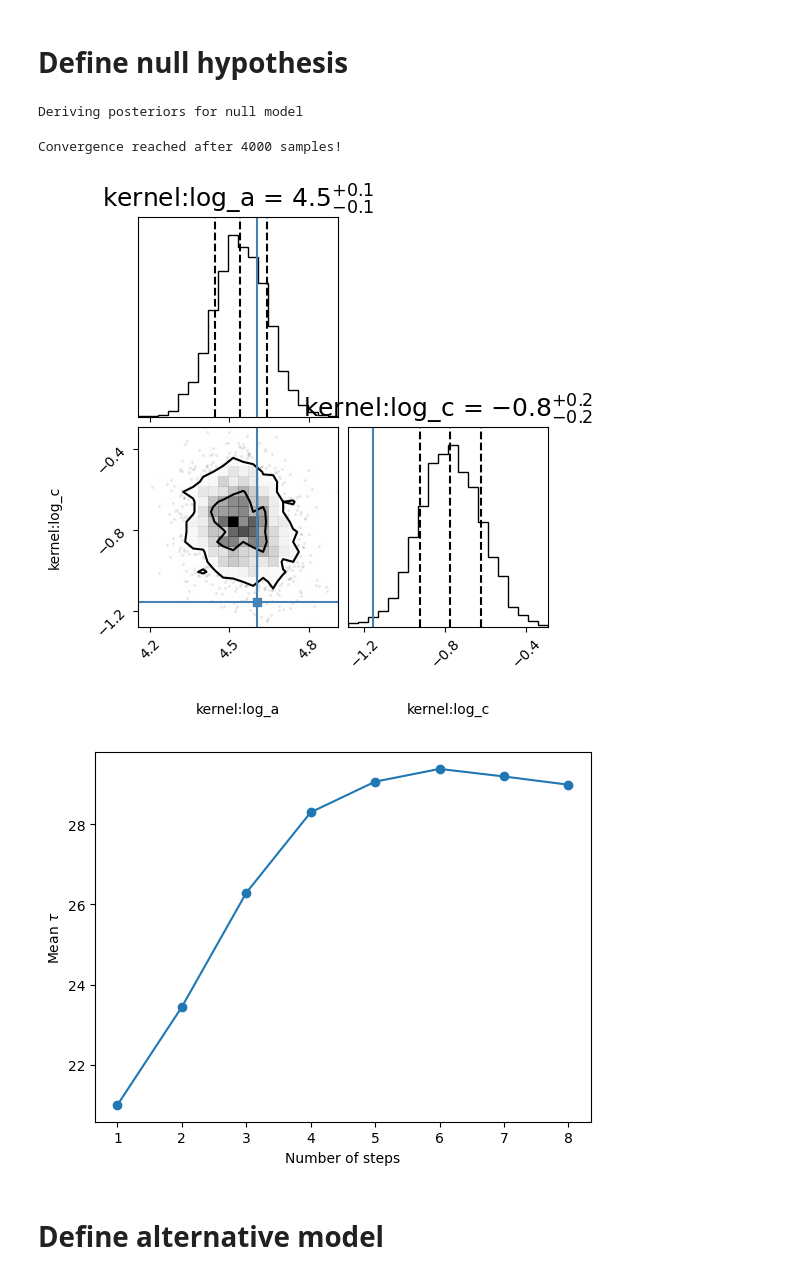
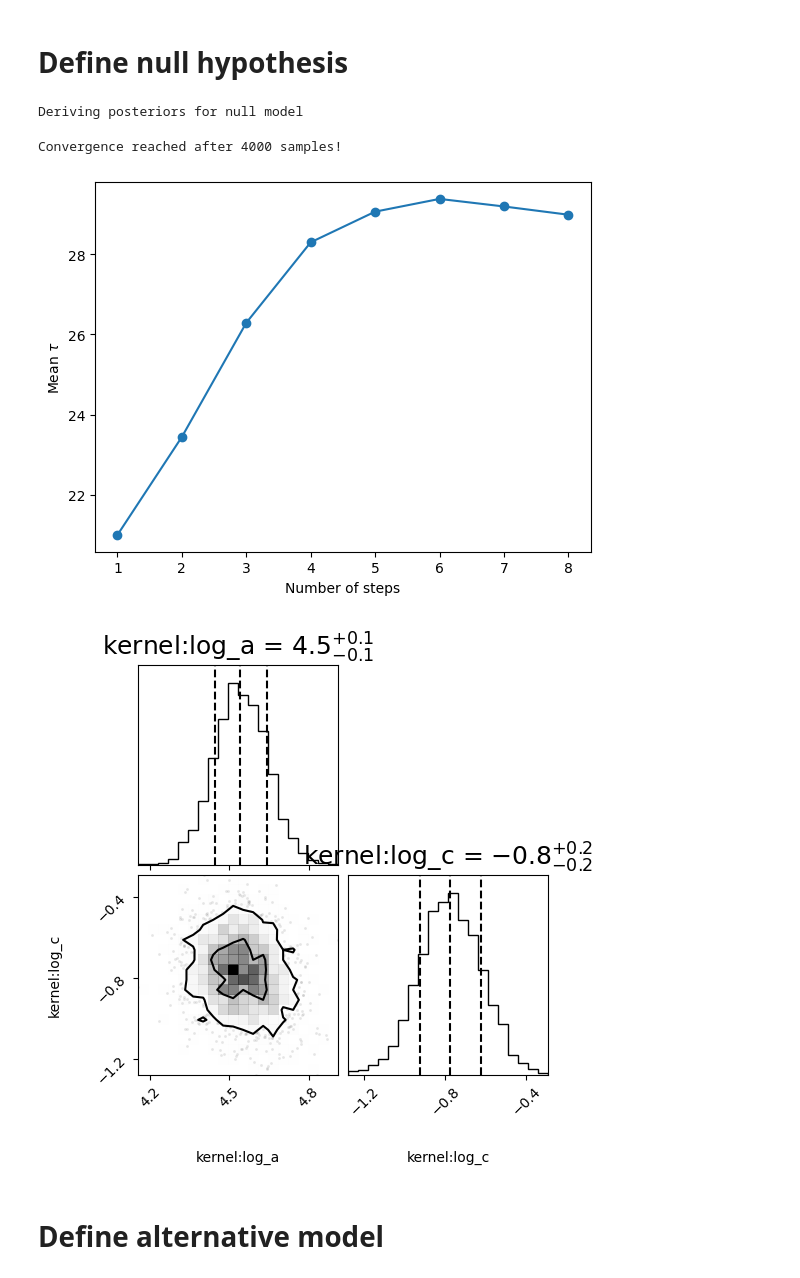
Before and after one commit to andresgur/mind_the_gaps, a Jupyter notebook: notebooks/tutorial_ppp.ipynb, the cells around one changed output. Saved outputs shown, nothing was run; the diff lists cells and outputs as text; code cells hidden in the pictures.

```diff
--- a/notebooks/tutorial_ppp.ipynb
+++ b/notebooks/tutorial_ppp.ipynb
@@ -9,8 +9,13 @@ import numpy as np
 import matplotlib.pyplot as plt
 import celerite, corner
 from scipy.stats import percentileofscore
+from mind_the_gaps.models.kernel_spec import (
+    KernelParameterSpec,
+    KernelSpec,
+    KernelTermSpec,
+)
 
-cpus = 15 # set the number of cores for parallelization
+cpus = 10 # set the number of cores for parallelization
 np.random.seed(10)
 # %% [markdown]
 ## Case of No period
@@ -54,29 +59,33 @@ Text(0, 0.5, 'Rates (ct/s)')
 # %%
 # null
 bounds_drw = dict(log_a=(-10, 50), log_c=(-10, 10))
 # you can use RealTerm from celerite or DampedRandomWalk from models.celerite_models
-null_kernel = celerite.terms.RealTerm(log_a=np.log(variance_drw), log_c=np.log(w_bend), bounds=bounds_drw)
-null_model = GPModelling(kernel=null_kernel,lightcurve=input_lc)
+#null_kernel = celerite.terms.RealTerm(log_a=np.log(variance_drw), log_c=np.log(w_bend), bounds=bounds_drw)
+null_kernel_spec =  KernelSpec(
+        terms=[
+            KernelTermSpec(
+                term_class=celerite.terms.RealTerm,
+                parameters={
+                    "log_a": KernelParameterSpec(
+                        value=np.log(variance_drw), bounds=(-10, 50)
+                    ),
+                    "log_c": KernelParameterSpec(
+                        value=np.log(w_bend), bounds=(-10, 10)
+                    ),
+                },
+            )
+        ],
+    )
+null_model = GPModelling(kernel_spec=null_kernel_spec,lightcurve=input_lc,fit_mean=False)
 print("Deriving posteriors for null model")
 null_model.derive_posteriors(max_steps=50000, fit=True, cores=cpus)
-
-corner_fig = corner.corner(null_model.mcmc_samples, labels=null_model.parameter_names, title_fmt='.1f',
-                            quantiles=[0.16, 0.5, 0.84], show_titles=True, truths=[np.log(variance_drw), np.log(w_bend)],
-                            title_kwargs={"fontsize": 18}, max_n_ticks=3, labelpad=0.08,
-                            levels=(1 - np.exp(-0.5), 1 - np.exp(-0.5 * 2 ** 2))) # plots 1 and 2 sigma levels
-
-autocorr = null_model.autocorr
-fig = plt.figure()
-n = np.arange(1, len(autocorr) + 1)
-plt.plot(n, autocorr, "-o")
-plt.ylabel("Mean $\\tau$")
-plt.xlabel("Number of steps")
-plt.savefig("autocorr.png", dpi=100)
+null_model.plot_autocorrelation()
+null_model.corner_plot_samples()
 # %% [output]
 Deriving posteriors for null model
 Convergence reached after 4000 samples!
-[figure, old version]
+[figure, new version]
-[figure, old version]
+[figure, new version]
 # %% [markdown]
 # Define alternative model
 # %%
```
Also changed, not shown: parts of 9 cells of this notebook, 18 other files.
